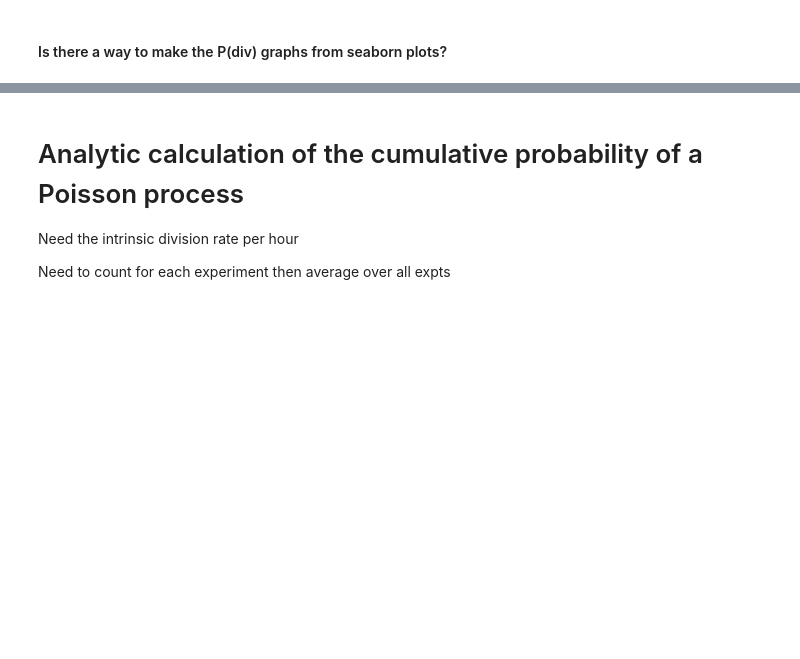
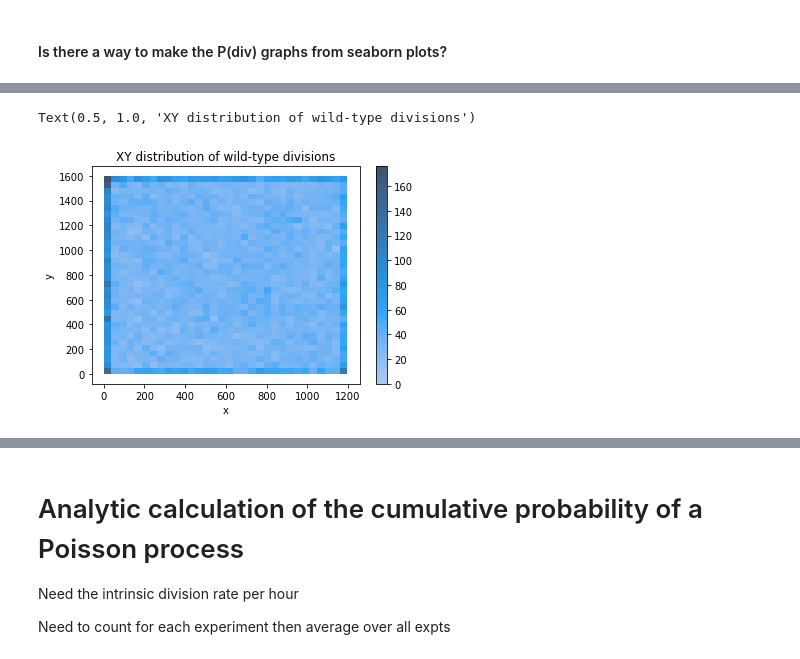
Before and after one commit to nthndy/cell-comp-analysis, a Jupyter notebook: radial_analysis/K_func_paper_analysis_exploration.ipynb, the cells around one changed output, grey strips where cells are left out. Cells and saved outputs as stored; diff of their text form; code cells hidden in the pictures; blank space fills up the shorter version.

```diff
--- a/radial_analysis/K_func_paper_analysis_exploration.ipynb
+++ b/radial_analysis/K_func_paper_analysis_exploration.ipynb
@@ -359,0 +597,3 @@ cells_plot = sb.histplot(N_cells_crop, x = 'Time', y = 'Distance', hue = 'Instan
+# %%
+div_txy = pd.DataFrame()
+div_txy['t'],div_txy['x'],div_txy['y'] = division_df['Time'],division_df['x'],division_df['y']
@@ -359,0 +616,6 @@ cells_plot = sb.histplot(N_cells_crop, x = 'Time', y = 'Distance', hue = 'Instan
+# %%
+sb.histplot(div_txy, x = 'x', y = 'y', cbar = True)
+plt.title('XY distribution of wild-type divisions')
+# %% [output]
+Text(0.5, 1.0, 'XY distribution of wild-type divisions')
+[figure, added]
```
Also changed, not shown: parts of 23 cells of this notebook, 1 other file.
